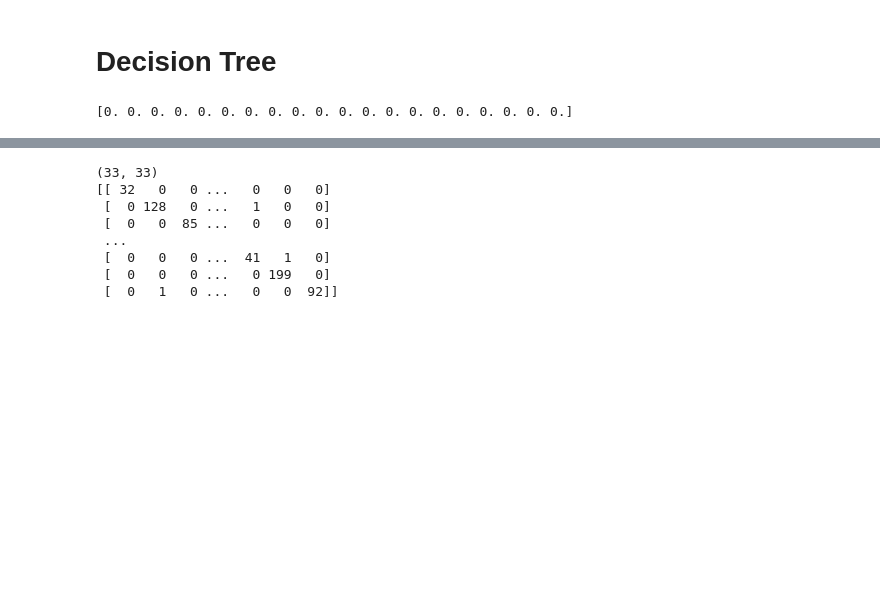
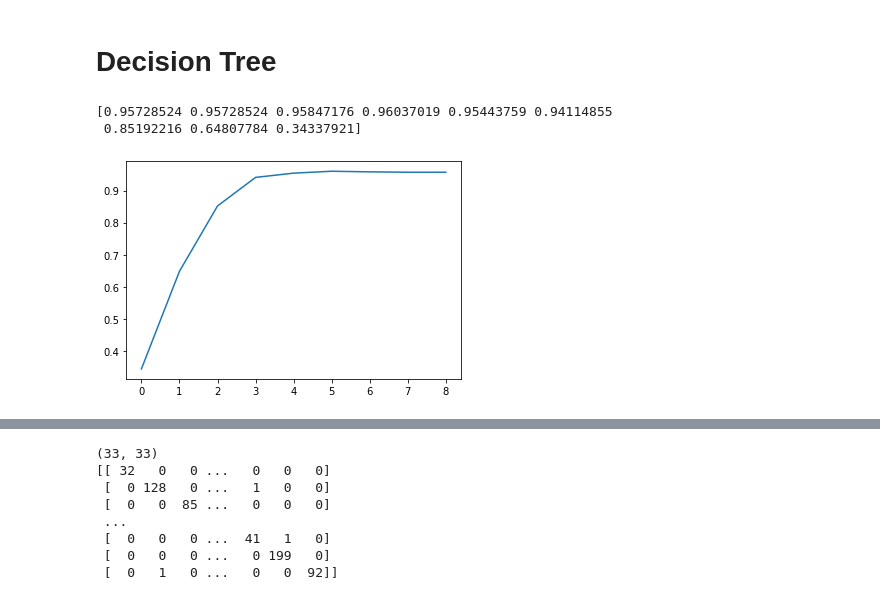
Before and after one commit to flomSStaar/IA-FruitRecognition, a Jupyter notebook: Fruit recognition.ipynb, the cells around one changed output, grey strips where cells are left out. Drawn from its saved outputs; the diff is of its cells as text; code cells hidden in the pictures; blank space fills up the shorter version.

```diff
--- a/Fruit recognition.ipynb
+++ b/Fruit recognition.ipynb
@@ -212,15 +216,17 @@ Matrice :
 Xtrain, Xtest, ytrain, ytest = train_test_split(X, Y,test_size=0.25, random_state=0)
 # %%
 resTree=[]
-for(i in range(5,30,3)):
+for i in range(5,30,3):
     Arbre_decision = DecisionTreeClassifier(random_state=0, max_depth=i)
     clf = Arbre_decision.fit(Xtrain, ytrain)
     ypredit=clf.predict(Xtest)
     resTree=np.insert(resTree,0,accuracy_score(ytest,ypredit))
 # %%
-plt.plot(resTree)
+plt.plot(np.flip(resTree))
 print(resTree)
 # %% [output]
-[0. 0. 0. 0. 0. 0. 0. 0. 0. 0. 0. 0. 0. 0. 0. 0. 0. 0. 0. 0.]
+[0.95728524 0.95728524 0.95847176 0.96037019 0.95443759 0.94114855
+ 0.85192216 0.64807784 0.34337921]
+[figure, added]
 # %%
 date=dt.datetime.now().strftime("%Y_%m_%d-%H:%M:%S")
```
Also changed, not shown: parts of 9 cells of this notebook, 2 other files.
